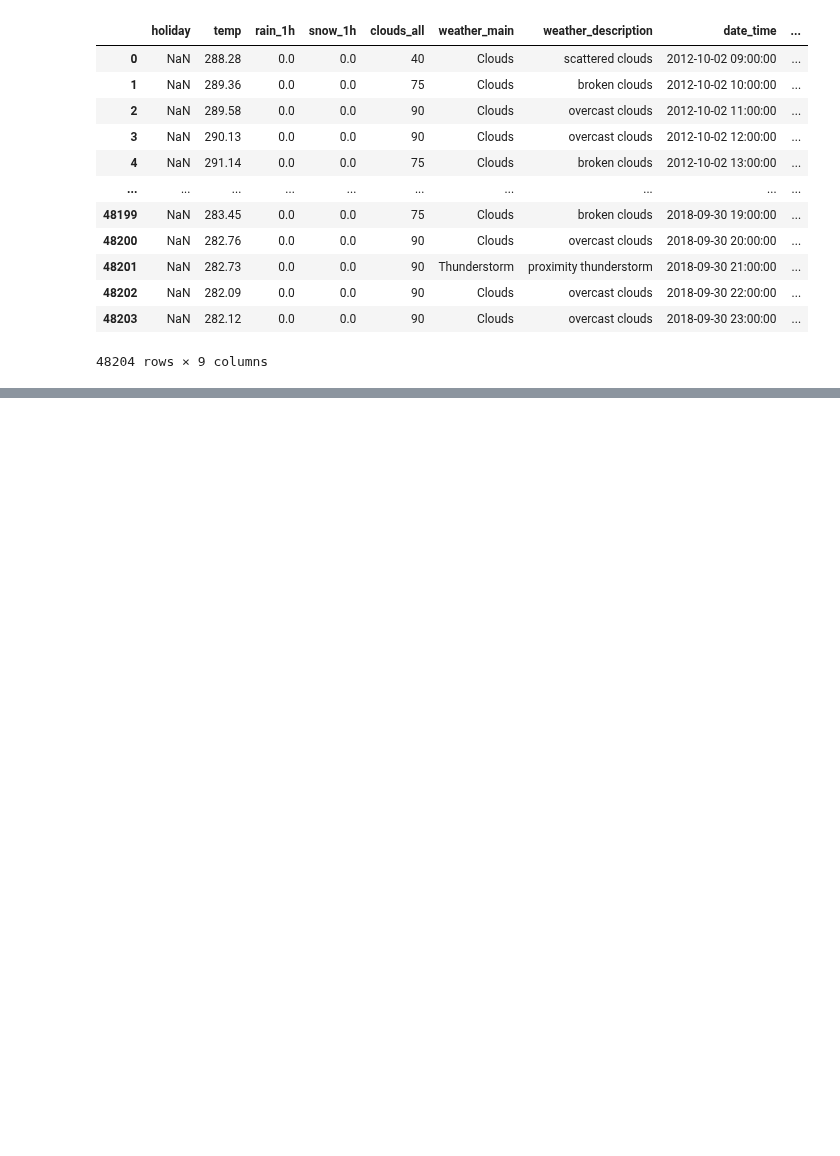
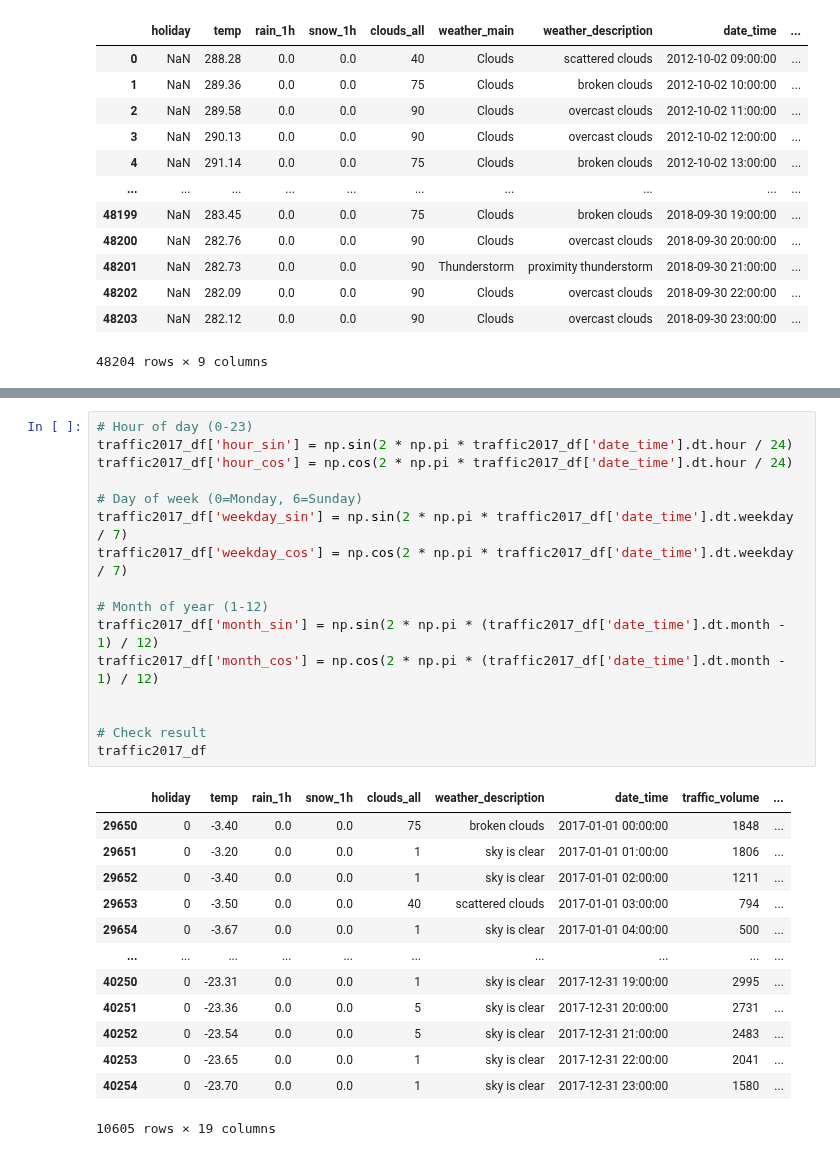
Before and after one commit to StefanFSmid/ASDA_2025_Group_3_Porfolio, a Jupyter notebook: notebooks/week_08_group_3_notebook.ipynb, the cells around one changed output, grey strips where cells are left out. Cells and saved outputs as stored; diff of their text form; blank space fills up the shorter version.

```diff
--- a/notebooks/week_08_group_3_notebook.ipynb
+++ b/notebooks/week_08_group_3_notebook.ipynb
@@ -30,0 +309,30 @@ traffic_df
+# %%
+# Hour of day (0-23)
+traffic2017_df['hour_sin'] = np.sin(2 * np.pi * traffic2017_df['date_time'].dt.hour / 24)
+traffic2017_df['hour_cos'] = np.cos(2 * np.pi * traffic2017_df['date_time'].dt.hour / 24)
+
+# Day of week (0=Monday, 6=Sunday)
+traffic2017_df['weekday_sin'] = np.sin(2 * np.pi * traffic2017_df['date_time'].dt.weekday / 7)
+traffic2017_df['weekday_cos'] = np.cos(2 * np.pi * traffic2017_df['date_time'].dt.weekday / 7)
+
+# Month of year (1-12)
+traffic2017_df['month_sin'] = np.sin(2 * np.pi * (traffic2017_df['date_time'].dt.month - 1) / 12)
+traffic2017_df['month_cos'] = np.cos(2 * np.pi * (traffic2017_df['date_time'].dt.month - 1) / 12)
+
+
+# Check result
+traffic2017_df
+# %% [output]
+|  | holiday | temp | rain_1h | snow_1h | clouds_all | weather_description | date_time | traffic_volume | ... |
+| 29650 | 0 | -3.40 | 0.0 | 0.0 | 75 | broken clouds | 2017-01-01 00:00:00 | 1848 | ... |
+| 29651 | 0 | -3.20 | 0.0 | 0.0 | 1 | sky is clear | 2017-01-01 01:00:00 | 1806 | ... |
+| 29652 | 0 | -3.40 | 0.0 | 0.0 | 1 | sky is clear | 2017-01-01 02:00:00 | 1211 | ... |
+| 29653 | 0 | -3.50 | 0.0 | 0.0 | 40 | scattered clouds | 2017-01-01 03:00:00 | 794 | ... |
+| 29654 | 0 | -3.67 | 0.0 | 0.0 | 1 | sky is clear | 2017-01-01 04:00:00 | 500 | ... |
+| ... | ... | ... | ... | ... | ... | ... | ... | ... | ... |
+| 40250 | 0 | -23.31 | 0.0 | 0.0 | 1 | sky is clear | 2017-12-31 19:00:00 | 2995 | ... |
+| 40251 | 0 | -23.36 | 0.0 | 0.0 | 5 | sky is clear | 2017-12-31 20:00:00 | 2731 | ... |
+| 40252 | 0 | -23.54 | 0.0 | 0.0 | 5 | sky is clear | 2017-12-31 21:00:00 | 2483 | ... |
+| 40253 | 0 | -23.65 | 0.0 | 0.0 | 1 | sky is clear | 2017-12-31 22:00:00 | 2041 | ... |
+| 40254 | 0 | -23.70 | 0.0 | 0.0 | 1 | sky is clear | 2017-12-31 23:00:00 | 1580 | ... |
+10605 rows × 19 columns
```
Also changed, not shown: parts of 20 cells of this notebook.
